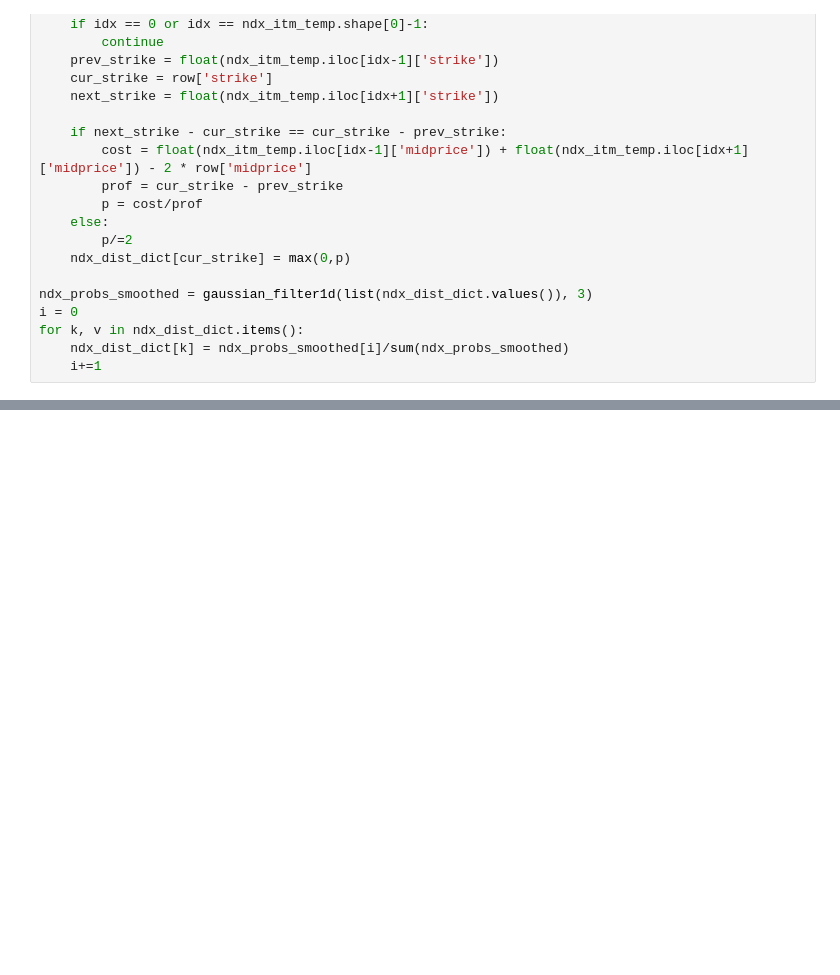
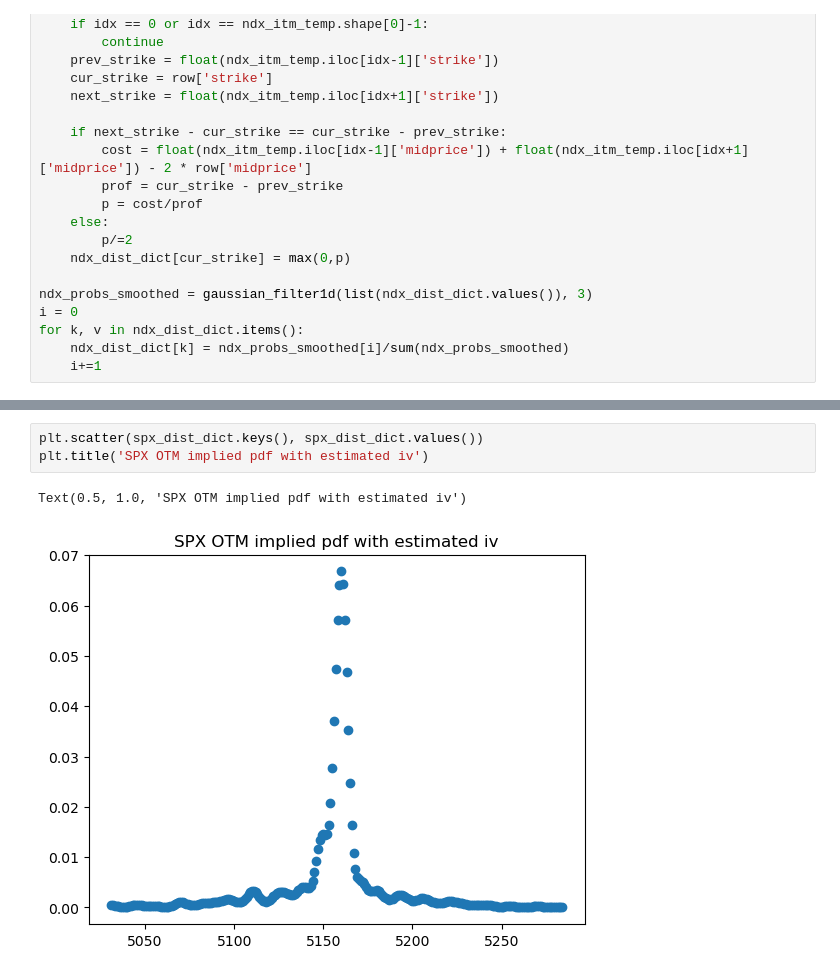
Before and after one commit to ijamil1/kalshi_mm, a Jupyter notebook: options_implied_pdf.ipynb, the cells around one changed output, grey strips where cells are left out. Cells and saved outputs as stored; diff of their text form; blank space fills up the shorter version.

Commit message:
trying to figure out the stability of using option prices to build pdf

```diff
--- a/options_implied_pdf.ipynb
+++ b/options_implied_pdf.ipynb
@@ -239,0 +299,6 @@ Text(0.5, 1.0, 'NDX OTM implied pdf')
+# %%
+plt.scatter(spx_dist_dict.keys(), spx_dist_dict.values())
+plt.title('SPX OTM implied pdf with estimated iv')
+# %% [output]
+Text(0.5, 1.0, 'SPX OTM implied pdf with estimated iv')
+[figure, added]
```
Also changed, not shown: parts of 27 cells of this notebook, 1 other file.
